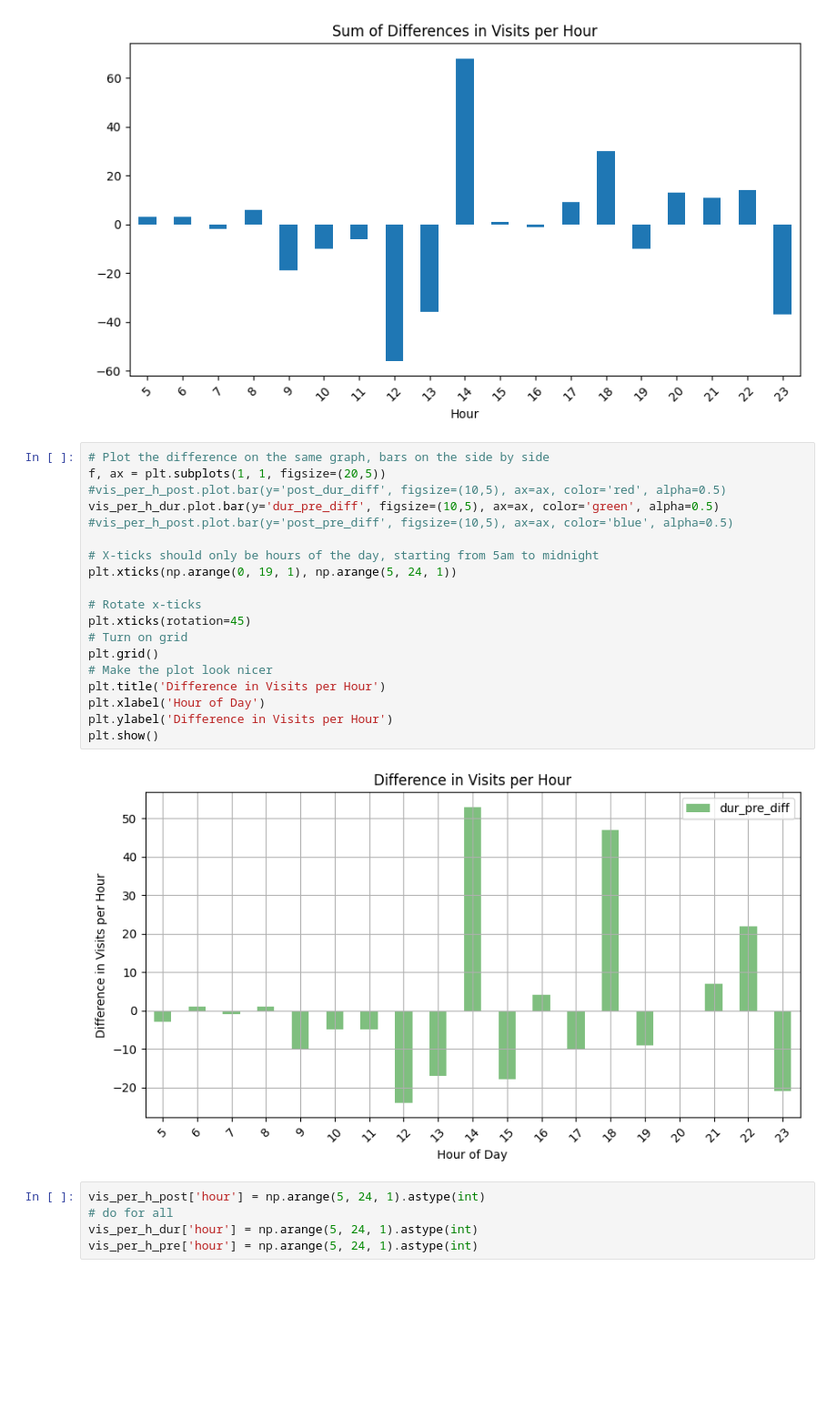
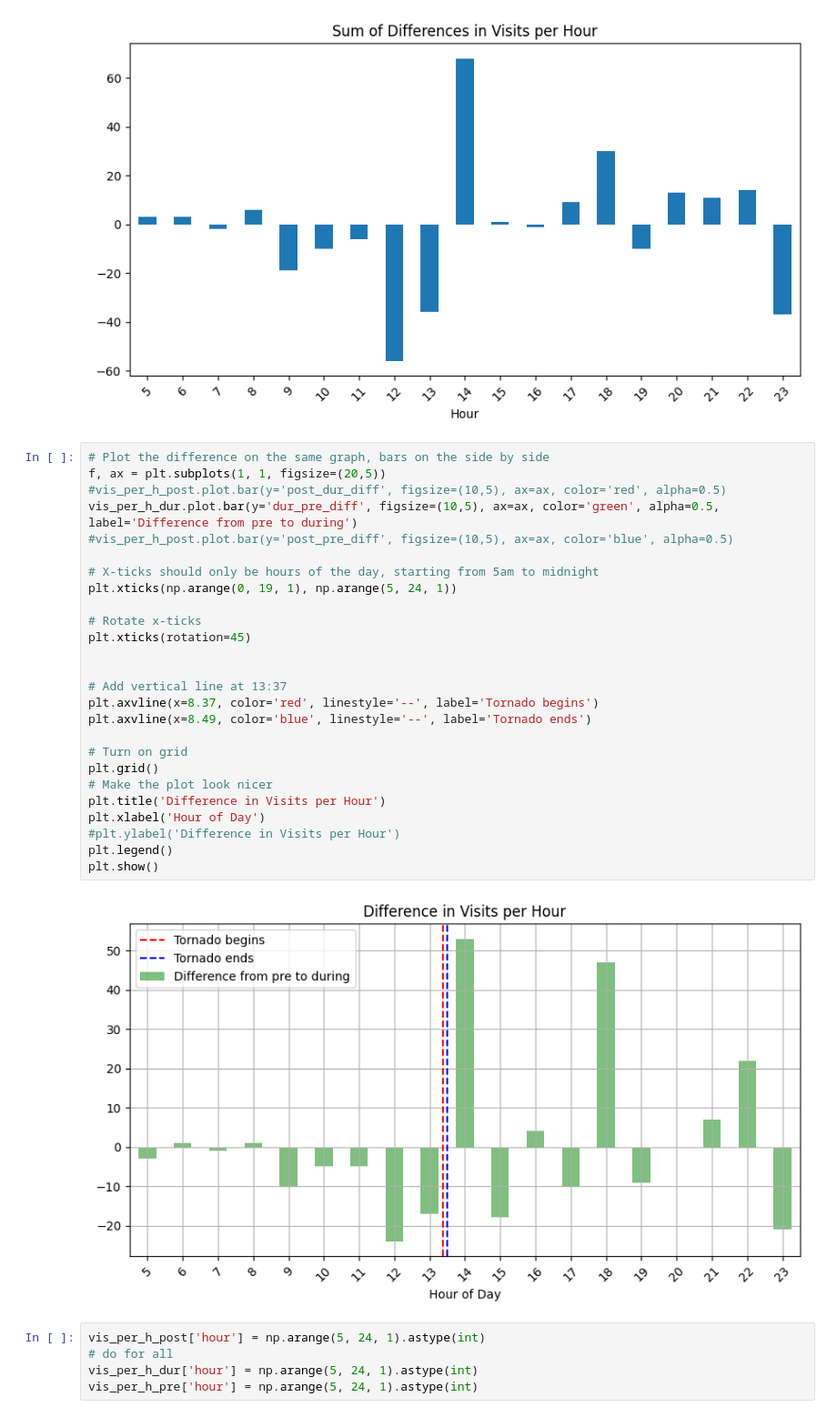
Before and after one commit to UW-GDA/SatMobFusion, a Jupyter notebook: geocoding_tests.ipynb, the cells around one changed output. Shown at 91% size. Drawn from its saved outputs; the diff is of its cells as text; blank space fills up the shorter version.

```diff
--- a/geocoding_tests.ipynb
+++ b/geocoding_tests.ipynb
@@ -394,24 +291,31 @@ plt.xticks(rotation=45)
 # %%
 # Plot the difference on the same graph, bars on the side by side
 f, ax = plt.subplots(1, 1, figsize=(20,5))
 #vis_per_h_post.plot.bar(y='post_dur_diff', figsize=(10,5), ax=ax, color='red', alpha=0.5)
-vis_per_h_dur.plot.bar(y='dur_pre_diff', figsize=(10,5), ax=ax, color='green', alpha=0.5)
+vis_per_h_dur.plot.bar(y='dur_pre_diff', figsize=(10,5), ax=ax, color='green', alpha=0.5, label='Difference from pre to during')
 #vis_per_h_post.plot.bar(y='post_pre_diff', figsize=(10,5), ax=ax, color='blue', alpha=0.5)
 
 # X-ticks should only be hours of the day, starting from 5am to midnight
 plt.xticks(np.arange(0, 19, 1), np.arange(5, 24, 1))
 
 # Rotate x-ticks
 plt.xticks(rotation=45)
+
+
+# Add vertical line at 13:37
+plt.axvline(x=8.37, color='red', linestyle='--', label='Tornado begins')
+plt.axvline(x=8.49, color='blue', linestyle='--', label='Tornado ends')
+
 # Turn on grid
 plt.grid()
 # Make the plot look nicer
 plt.title('Difference in Visits per Hour')
 plt.xlabel('Hour of Day')
-plt.ylabel('Difference in Visits per Hour')
+#plt.ylabel('Difference in Visits per Hour')
+plt.legend()
 plt.show()
 # %% [output]
-[figure, old version]
+[figure, new version]
 # %%
 vis_per_h_post['hour'] = np.arange(5, 24, 1).astype(int)
 # do for all
```
Also changed, not shown: parts of 4 cells of this notebook.
